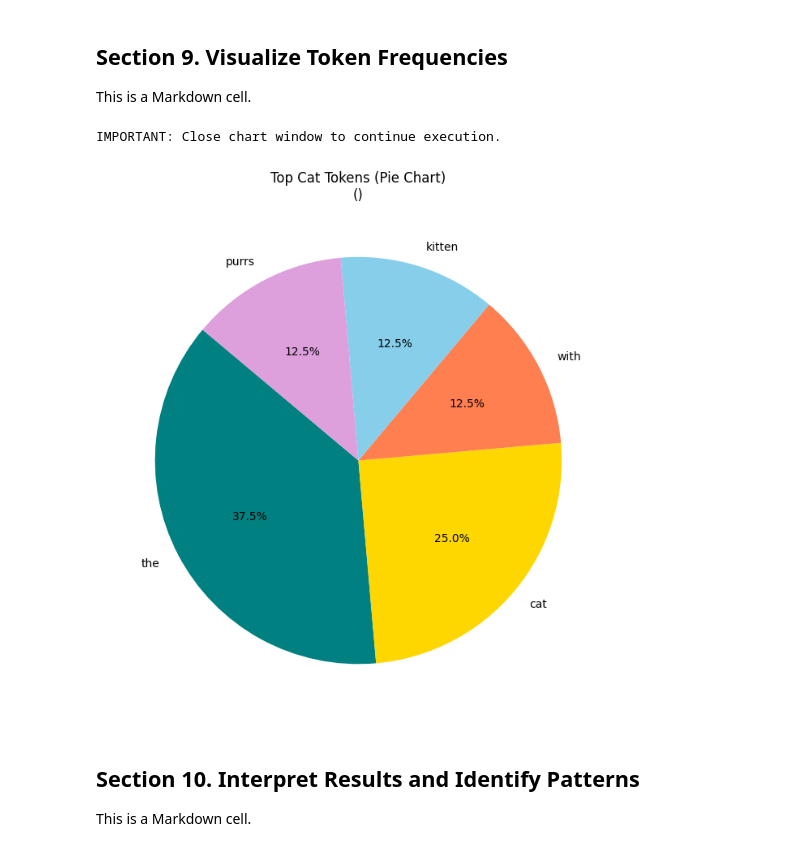
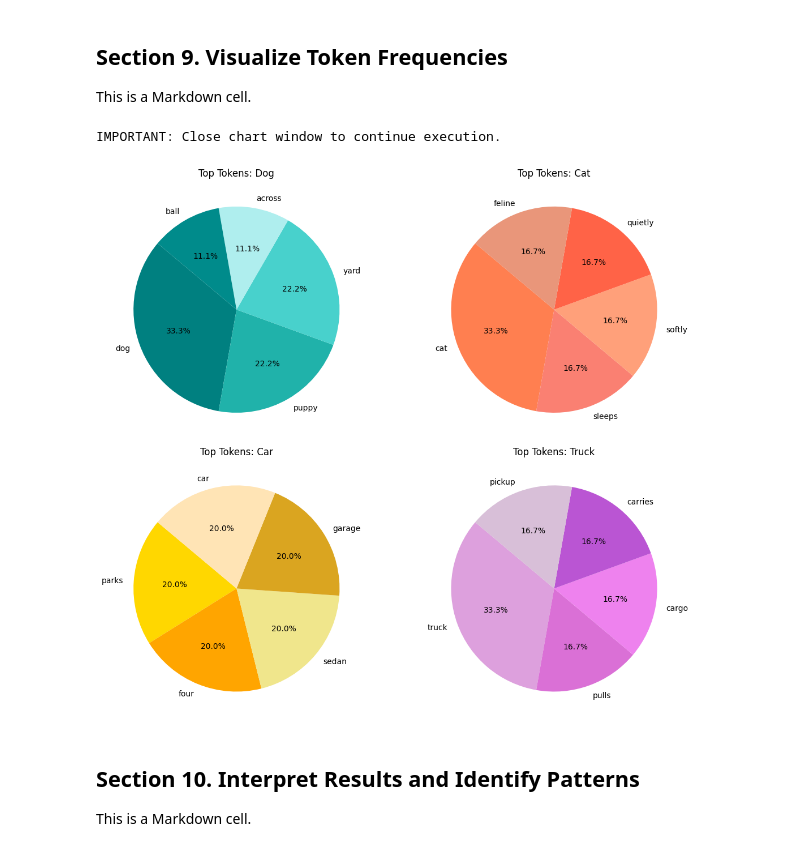
Before and after one commit to larrygold18/nlp-03-text-exploration, a Jupyter notebook: notebooks/nlp_corpus_explore_sandra.ipynb, the cells around one changed output. Cells and saved outputs as stored; diff of their text form; code cells hidden in the pictures.

```diff
--- a/notebooks/nlp_corpus_explore_sandra.ipynb
+++ b/notebooks/nlp_corpus_explore_sandra.ipynb
@@ -164,9 +164,16 @@ This is a Markdown cell.
 # and stripping common punctuation. We also filter out very short tokens (length <= 2).
 # This simple tokenizer is sufficient for our small, controlled corpus.
 # Use the string strip() method to remove punctuation from the beginning and end of each token.
+STOP_WORDS = {"the", "and", "has", "with", "for", "are", "was", "in", "on", "a"}
+
+
 def tokenize(text: str) -> list[str]:
     tokens = text.lower().split()
-    return [t.strip(".,:;!?()[]\"'") for t in tokens if len(t) > 2]
+    return [
+        t.strip(".,:;!?()[]\"'")
+        for t in tokens
+        if len(t) > 2 and t.strip(".,:;!?()[]\"'") not in STOP_WORDS
+    ]
 
 
 # Define a new empty list to hold the token records we will create.
@@ -431,35 +438,43 @@ shape: (10, 2)
 ## Section 9. Visualize Token Frequencies
 
 This is a Markdown cell.
-# %%
-# Section 9 Python cell
-print("IMPORTANT: Close chart window to continue execution.")
-# Define a new DataFrame that filters the category frequency DataFrame
-# to get the top 5 tokens for the "dog" category.
-cat_df = category_freq_df.filter(pl.col("category") == "cat").head(5)
-
-# Create a figure that is 7 inches wide and 7 inches tall
-plt.figure(figsize=(7, 7))
-
-# Add a pie chart to the figure
-plt.pie(
-    cat_df["len"],
-    labels=cat_df["token"],
-    autopct="%1.1f%%",
-    startangle=140,
-    colors=["teal", "gold", "coral", "skyblue", "plum"],
-)
-plt.title("Top Cat Tokens (Pie Chart)\n()")
-
-# Adjust the layout of the plot to prevent overlap and ensure everything fits well.
-plt.tight_layout()
-
-# Display the plot on the screen.
-# The execution of the script will pause until the plot window is closed.
-plt.show()
-# %% [output]
-IMPORTANT: Close chart window to continue execution.
-[figure, removed]
+# %%
+# Section 9 Python cell
+# ============================================================
+# Section 9. Visualize Token Frequencies by Category
+# ============================================================
+
+print("IMPORTANT: Close chart window to continue execution.")
+
+categories = ["dog", "cat", "car", "truck"]
+
+fig, axes = plt.subplots(2, 2, figsize=(12, 10))
+axes = axes.flatten()
+
+color_sets = [
+    ["teal", "lightseagreen", "mediumturquoise", "paleturquoise", "darkcyan"],
+    ["coral", "salmon", "lightsalmon", "tomato", "darksalmon"],
+    ["gold", "orange", "khaki", "goldenrod", "moccasin"],
+    ["plum", "orchid", "violet", "mediumorchid", "thistle"],
+]
+
+for i, category in enumerate(categories):
+    subset_df = category_freq_df.filter(pl.col("category") == category).head(5)
+
+    axes[i].pie(
+        subset_df["len"],
+        labels=subset_df["token"],
+        autopct="%1.1f%%",
+        startangle=140,
+        colors=color_sets[i],
+    )
+    axes[i].set_title(f"Top Tokens: {category.title()}")
+
+plt.tight_layout()
+plt.show()
+# %% [output]
+IMPORTANT: Close chart window to continue execution.
+[figure, added]
 # %% [markdown]
 ## Section 10. Interpret Results and Identify Patterns
 
```
Also changed, not shown: parts of 9 cells of this notebook, 1 other file.
